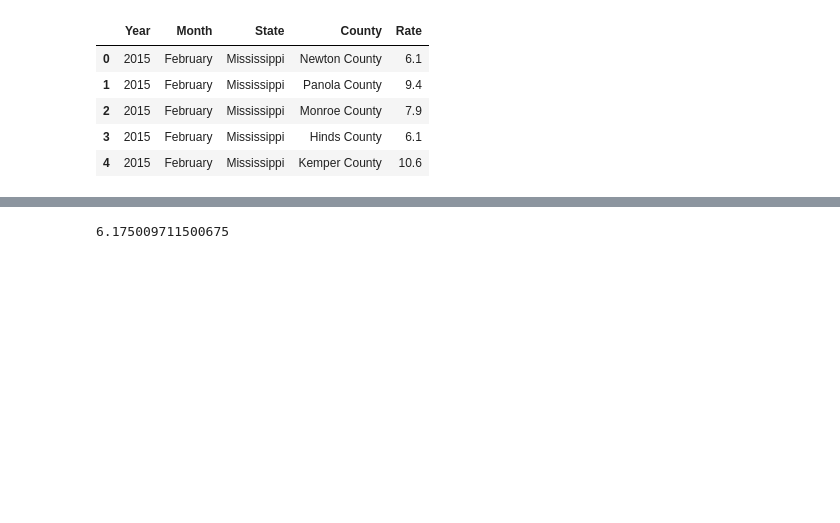
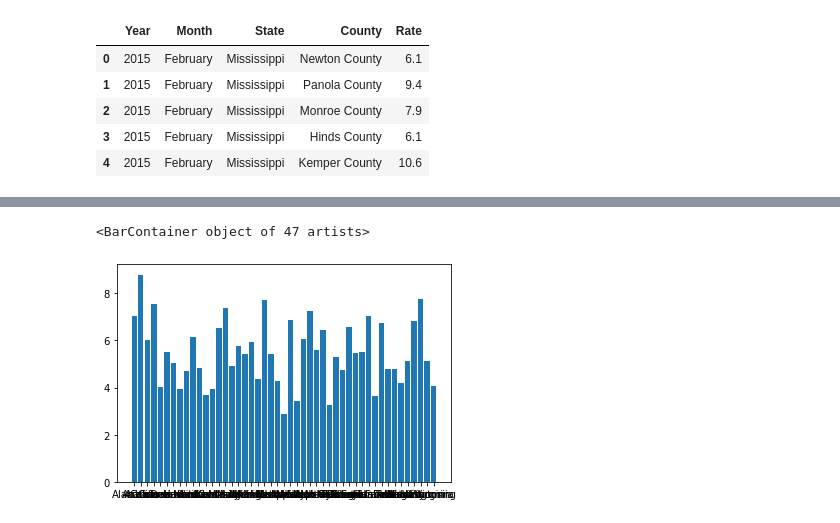
Before and after one commit to julia-claira/unemployment, a Jupyter notebook: unemploy_data_clean.ipynb, the cells around one changed output, grey strips where cells are left out. Drawn from its saved outputs; the diff is of its cells as text; code cells hidden in the pictures; blank space fills up the shorter version.

```diff
--- a/unemploy_data_clean.ipynb
+++ b/unemploy_data_clean.ipynb
@@ -41,5 +77,11 @@ unemploy_df
 885548 rows × 5 columns
-# %%
-unemploy_df.Rate.mean()
-# %% [output]
-6.175009711500675
+# %%
+#finds mean for states in 2015
+temp_df=unemploy_df.loc[unemploy_df.Year==2015]
+temp_df=temp_df.groupby(['Year','State']).mean()
+temp_df.reset_index(inplace=True)
+# %%
+plt.bar(temp_df.State,temp_df.Rate)
+# %% [output]
+<BarContainer object of 47 artists>
+[figure, added]
```
Also changed, not shown: parts of 7 cells of this notebook, 6 other files.
